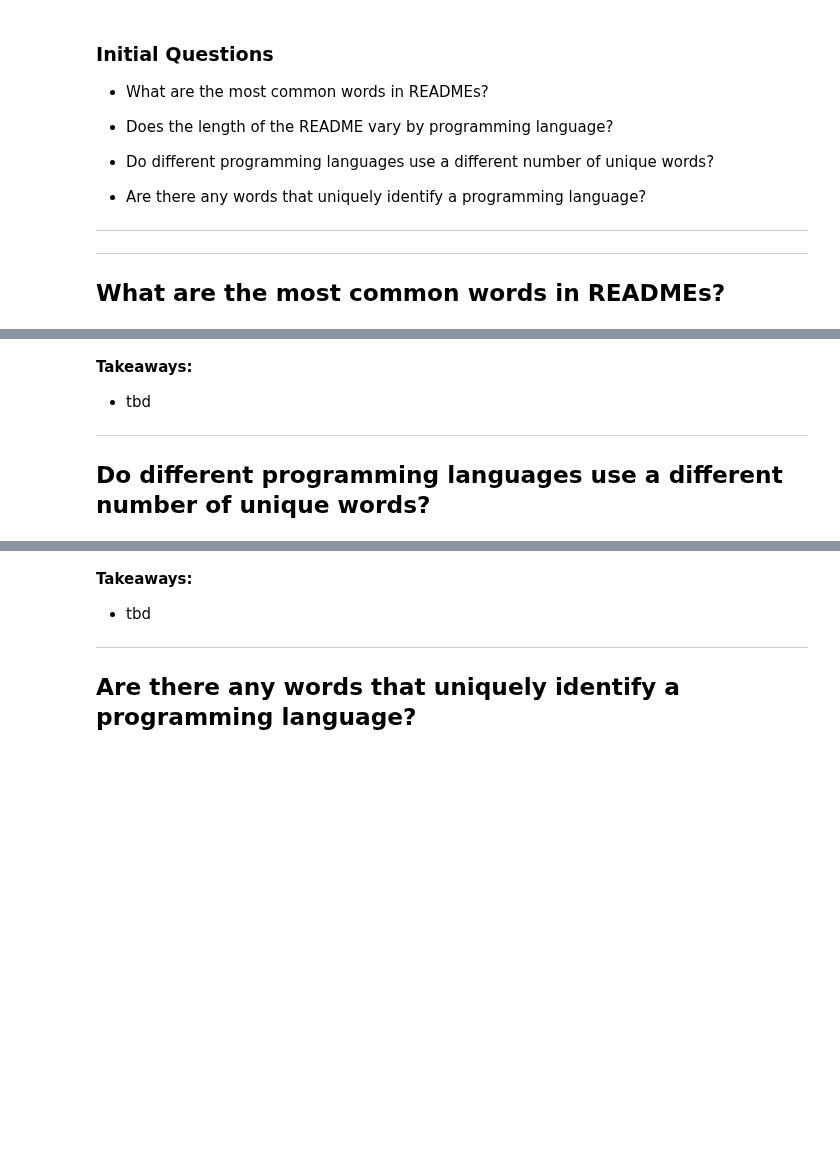
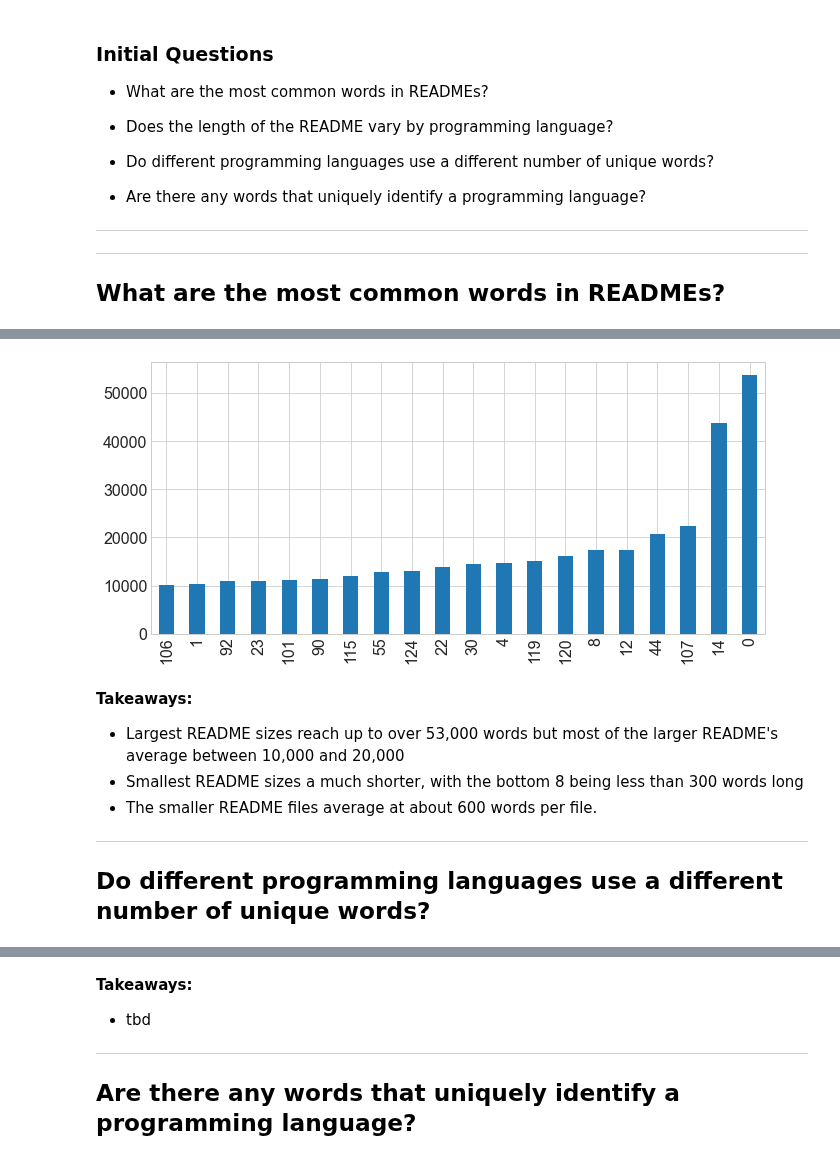
Before and after one commit to codeup-nlp/nlp-project, a Jupyter notebook: final_report.ipynb, the cells around one changed output, grey strips where cells are left out. Cells and saved outputs as stored; diff of their text form; code cells hidden in the pictures; blank space fills up the shorter version.

```diff
--- a/final_report.ipynb
+++ b/final_report.ipynb
@@ -112,5 +206,14 @@ Reading data from json file...
+# %%
+# Longest 20 README(s)
+df.clean_text.apply(len).sort_values().tail(20).plot.bar()
+plt.title('Word Counts for the 20 Longest README Files')
+plt.xlabel('Repository (Index Number)')
+# %% [output]
+[figure, added]
 # %% [markdown]
 **Takeaways:**
-* tbd
+* Largest README sizes reach up to over 53,000 words but most of the larger README's average between 10,000 and 20,000
+* Smallest README sizes a much shorter, with the bottom 8 being less than 300 words long
+* The smaller README files average at about 600 words per file.
 -----------
 ## Do different programming languages use a different number of unique words?
```
Also changed, not shown: parts of 12 cells of this notebook, 1 other file.
